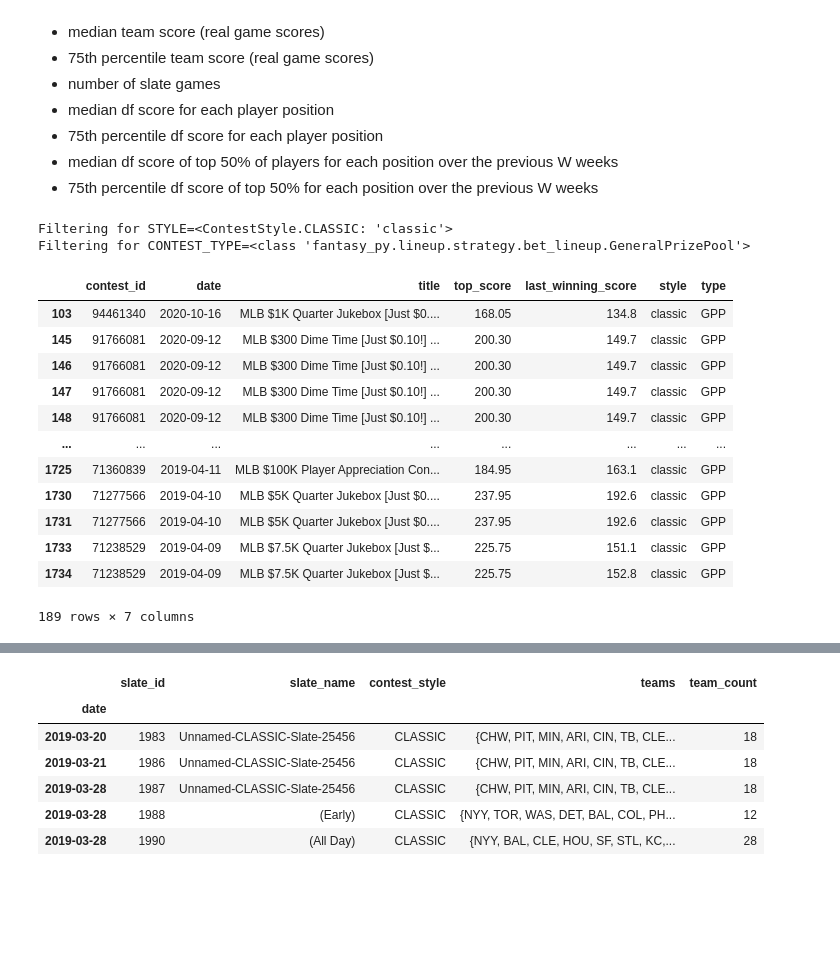
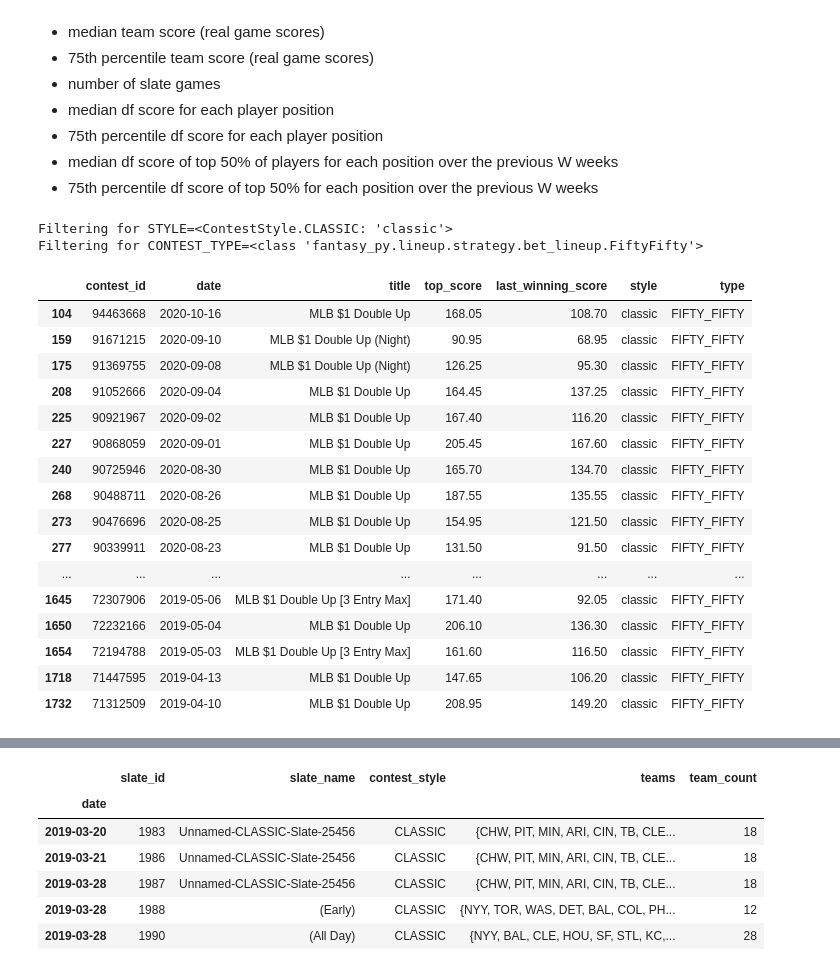
Before and after one commit to ledona/fantasy-experiments, a Jupyter notebook: df-hist/Data Transform.ipynb, the cells around one changed output, grey strips where cells are left out. Saved outputs shown, nothing was run; the diff lists cells and outputs as text; code cells hidden in the pictures; blank space fills up the shorter version.

```diff
--- a/df-hist/Data Transform.ipynb
+++ b/df-hist/Data Transform.ipynb
@@ -56,7 +56,7 @@ COST_POS_RENAME = {'SP': 'P'}
 SERVICE = 'draftkings'
 STYLE: Optional[ContestStyle] = ContestStyle.CLASSIC
 # GeneralPrizePool/FiftyFifty
-CONTEST_TYPE = GeneralPrizePool
+CONTEST_TYPE = FiftyFifty
 
 def infer_contest_style(title) -> ContestStyle:
     if SERVICE == 'draftkings':
@@ -101,46 +101,50 @@ def infer_contest_type(title) -> str:
             title.endswith('-Team') or                        # multi-team games are GPP if not caught by 50/50
             title.endswith('Team Winner Takes All') or        # treat winner takes all like a gpp
             title.endswith('Guaranteed [No Management Fee]')):
            return GeneralPrizePool.NAME
     raise NotImplementedError(f"Could not infer contest type for {SERVICE=} {title=}")
 
 
 contest_df = pd.read_csv(SERVICE + ".contest.csv", parse_dates=['date']) \
                .query('sport == @SPORT and @MIN_DATE <= date < @MAX_DATE') \
                [['contest_id', 'date', 'title', 'top_score', 'last_winning_score']]
 contest_df.date = contest_df.date.dt.normalize()
 
 # add style and type
 contest_df['style'] = contest_df.title.map(infer_contest_style)
 contest_df['type'] = contest_df.title.map(infer_contest_type)
 queries = []
 if STYLE is not None:
     print(f"Filtering for {STYLE=}")
     queries.append('style == @STYLE')
 if CONTEST_TYPE is not None:
     print(f"Filtering for {CONTEST_TYPE=}")
     queries.append('type == @CONTEST_TYPE.NAME')
 if len(queries) > 0:
     contest_df = contest_df.query(' and '.join(queries))
 
 # with pd.option_context('max_rows', 1000, 'max_colwidth', 100):
 display(contest_df.sort_values(['style', 'type']))
 # %% [output]
 Filtering for STYLE=<ContestStyle.CLASSIC: 'classic'>
-Filtering for CONTEST_TYPE=<class 'fantasy_py.lineup.strategy.bet_lineup.GeneralPrizePool'>
+Filtering for CONTEST_TYPE=<class 'fantasy_py.lineup.strategy.bet_lineup.FiftyFifty'>
 |  | contest_id | date | title | top_score | last_winning_score | style | type |
-| 103 | 94461340 | 2020-10-16 | MLB $1K Quarter Jukebox [Just $0.... | 168.05 | 134.8 | classic | GPP |
-| 145 | 91766081 | 2020-09-12 | MLB $300 Dime Time [Just $0.10!] ... | 200.30 | 149.7 | classic | GPP |
-| 146 | 91766081 | 2020-09-12 | MLB $300 Dime Time [Just $0.10!] ... | 200.30 | 149.7 | classic | GPP |
-| 147 | 91766081 | 2020-09-12 | MLB $300 Dime Time [Just $0.10!] ... | 200.30 | 149.7 | classic | GPP |
-| 148 | 91766081 | 2020-09-12 | MLB $300 Dime Time [Just $0.10!] ... | 200.30 | 149.7 | classic | GPP |
+| 104 | 94463668 | 2020-10-16 | MLB $1 Double Up | 168.05 | 108.70 | classic | FIFTY_FIFTY |
+| 159 | 91671215 | 2020-09-10 | MLB $1 Double Up (Night) | 90.95 | 68.95 | classic | FIFTY_FIFTY |
+| 175 | 91369755 | 2020-09-08 | MLB $1 Double Up (Night) | 126.25 | 95.30 | classic | FIFTY_FIFTY |
+| 208 | 91052666 | 2020-09-04 | MLB $1 Double Up | 164.45 | 137.25 | classic | FIFTY_FIFTY |
+| 225 | 90921967 | 2020-09-02 | MLB $1 Double Up | 167.40 | 116.20 | classic | FIFTY_FIFTY |
+| 227 | 90868059 | 2020-09-01 | MLB $1 Double Up | 205.45 | 167.60 | classic | FIFTY_FIFTY |
+| 240 | 90725946 | 2020-08-30 | MLB $1 Double Up | 165.70 | 134.70 | classic | FIFTY_FIFTY |
+| 268 | 90488711 | 2020-08-26 | MLB $1 Double Up | 187.55 | 135.55 | classic | FIFTY_FIFTY |
+| 273 | 90476696 | 2020-08-25 | MLB $1 Double Up | 154.95 | 121.50 | classic | FIFTY_FIFTY |
+| 277 | 90339911 | 2020-08-23 | MLB $1 Double Up | 131.50 | 91.50 | classic | FIFTY_FIFTY |
 | ... | ... | ... | ... | ... | ... | ... | ... |
-| 1725 | 71360839 | 2019-04-11 | MLB $100K Player Appreciation Con... | 184.95 | 163.1 | classic | GPP |
-| 1730 | 71277566 | 2019-04-10 | MLB $5K Quarter Jukebox [Just $0.... | 237.95 | 192.6 | classic | GPP |
-| 1731 | 71277566 | 2019-04-10 | MLB $5K Quarter Jukebox [Just $0.... | 237.95 | 192.6 | classic | GPP |
-| 1733 | 71238529 | 2019-04-09 | MLB $7.5K Quarter Jukebox [Just $... | 225.75 | 151.1 | classic | GPP |
-| 1734 | 71238529 | 2019-04-09 | MLB $7.5K Quarter Jukebox [Just $... | 225.75 | 152.8 | classic | GPP |
+| 1645 | 72307906 | 2019-05-06 | MLB $1 Double Up [3 Entry Max] | 171.40 | 92.05 | classic | FIFTY_FIFTY |
+| 1650 | 72232166 | 2019-05-04 | MLB $1 Double Up | 206.10 | 136.30 | classic | FIFTY_FIFTY |
+| 1654 | 72194788 | 2019-05-03 | MLB $1 Double Up [3 Entry Max] | 161.60 | 116.50 | classic | FIFTY_FIFTY |
+| 1718 | 71447595 | 2019-04-13 | MLB $1 Double Up | 147.65 | 106.20 | classic | FIFTY_FIFTY |
+| 1732 | 71312509 | 2019-04-10 | MLB $1 Double Up | 208.95 | 149.20 | classic | FIFTY_FIFTY |
-189 rows × 7 columns
 # %%
 draft_df = pd.read_csv(SERVICE + ".draft.csv", parse_dates=['date']) \
              .query('sport == @SPORT and @MIN_DATE <= date < @MAX_DATE')
```
Also changed, not shown: parts of 7 cells of this notebook, 1 other file.
